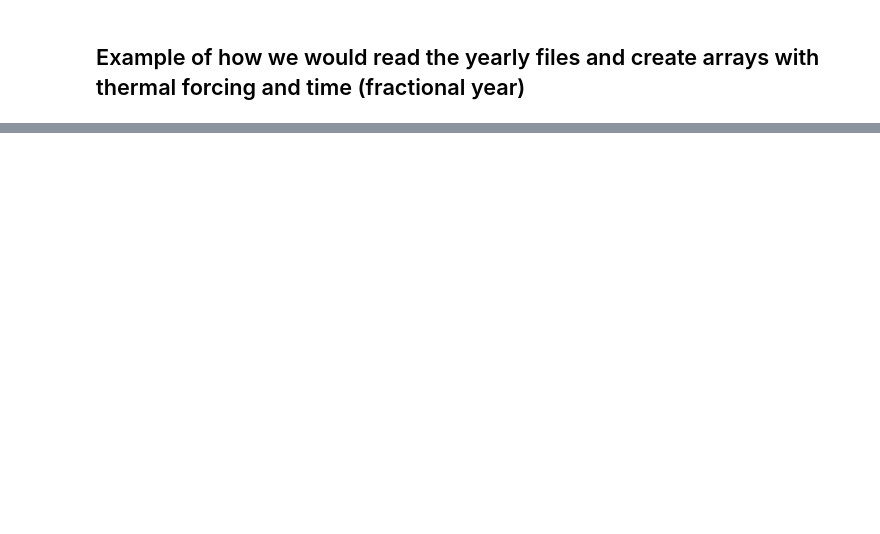
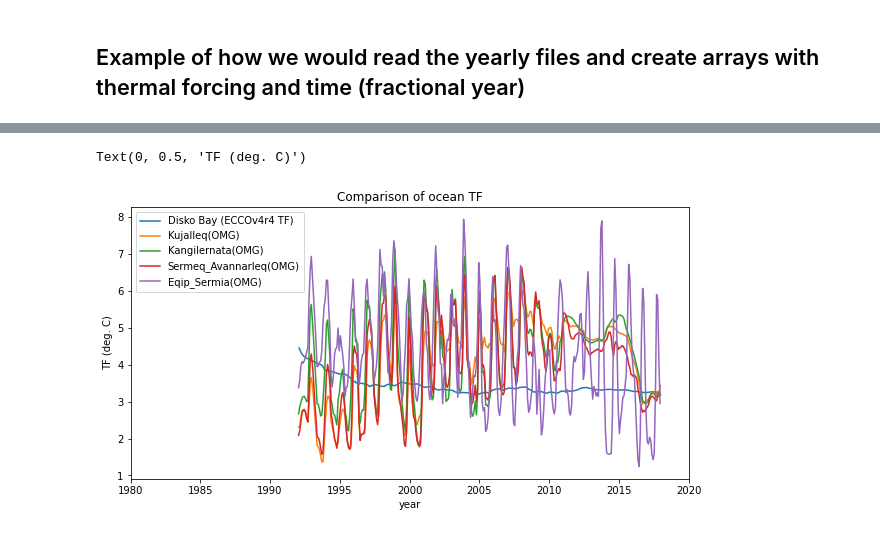
Before and after one commit to dfelikson/GrIS_Outlet_Glacier_Seasonal_dhdt, a Jupyter notebook: preprocess_ECCO_ocean_thermal_forcing.ipynb, the cells around one changed output, grey strips where cells are left out. Saved outputs shown, nothing was run; the diff lists cells and outputs as text; code cells hidden in the pictures; blank space fills up the shorter version.

Commit message:
Added a new plot that compares our calculation of ocean thermal forcing against data from Mike Wood

```diff
--- a/preprocess_ECCO_ocean_thermal_forcing.ipynb
+++ b/preprocess_ECCO_ocean_thermal_forcing.ipynb
@@ -315,0 +304,29 @@ Text(0, 0.5, 'TF (deg. C)')
+# %%
+from scipy_io_utils import *
+from netCDF4 import Dataset
+
+glaciers = list()
+glaciers.append( ['glacier0013','Kujalleq'] )
+glaciers.append( ['glacier0052','Kangilernata'] )
+glaciers.append( ['glacier0053','Sermeq_Avannarleq'] )
+glaciers.append( ['glacier0090','Eqip_Sermia'] )
+
+fig = plt.figure(figsize=(10,5))
+plt.plot(time, TF_avg, label='Disko Bay (ECCOv4r4 TF)')
+
+for glacier in glaciers:
+    m = loadmat('Cheat_matfiles/' + glacier[0] + '.mat')
+    #print(m[glacier[0]]['rignotname'])
+    d = Dataset('Cheat_matfiles/' + glacier[1] + '_Thermal_Forcing_Timeseries_FINAL.nc', 'r')
+
+    #plt.plot(m[glacier[0]]['EN4']['t'], m[glacier[0]]['EN4']['TF'], label=glacier[1]+' (EN4)')
+    plt.plot(d['Model_Forcing']['Time'][:], d['Model_Forcing']['Thermal_Forcing'][:], label=glacier[1]+'(OMG)')
+    plt.xlim(1980, 2020)
+    plt.legend()
+
+plt.title('Comparison of ocean TF')
+plt.xlabel('year')
+plt.ylabel('TF (deg. C)')
+# %% [output]
+Text(0, 0.5, 'TF (deg. C)')
+[figure, added]
```
Also changed, not shown: parts of 3 cells of this notebook.
